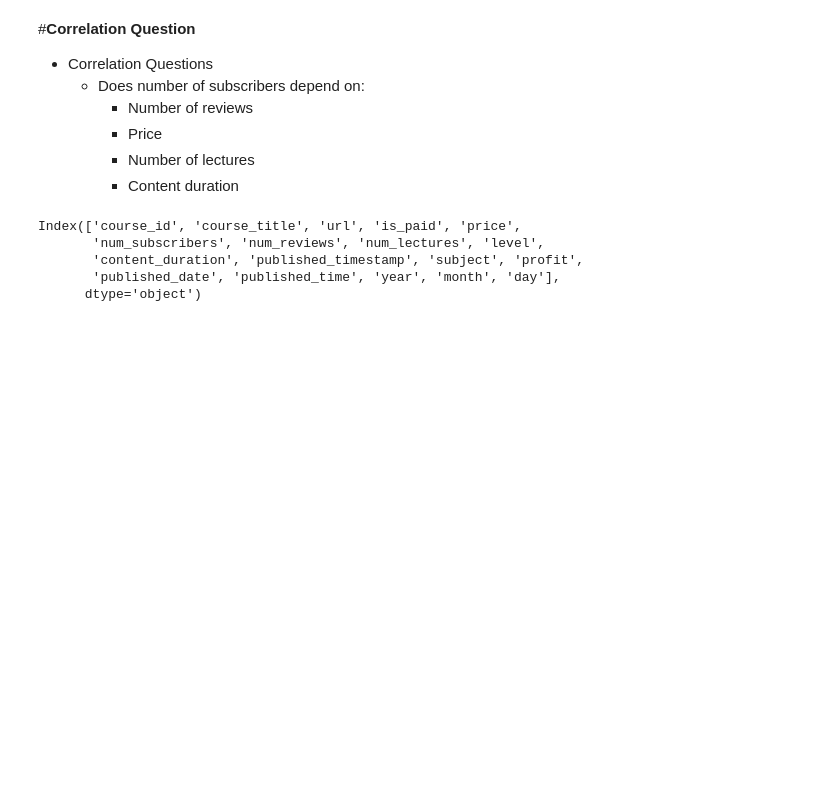
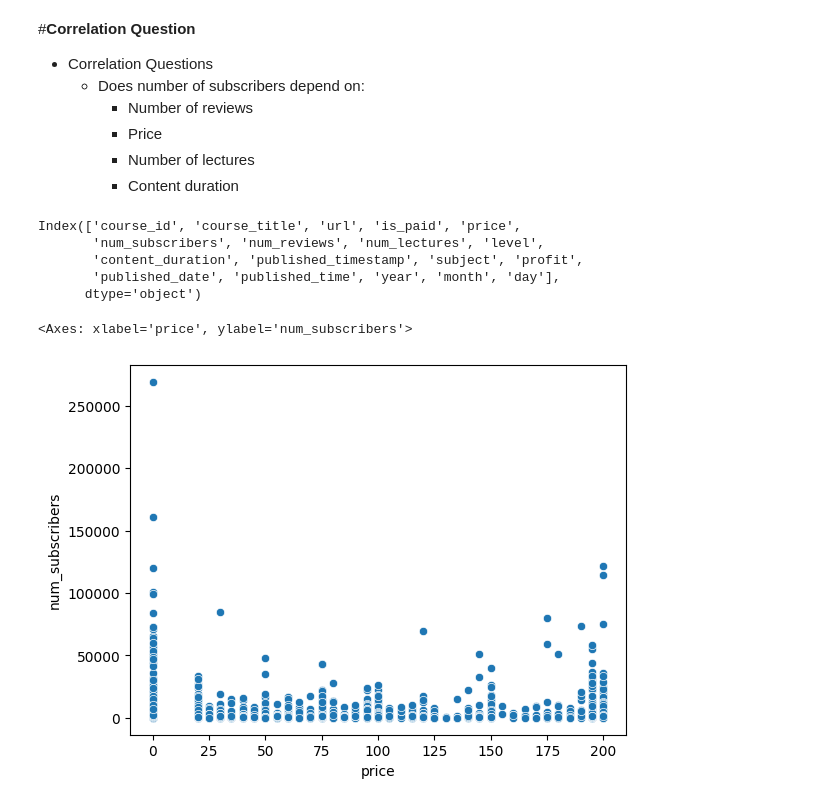
Before and after one commit to AAdewunmi/Online-Course-Recommendation-App-Project, a Jupyter notebook: EDA_On_UdemyDataset.ipynb, the cells around one changed output. Drawn from its saved outputs; the diff is of its cells as text; code cells hidden in the pictures; blank space fills up the shorter version.

Commit message:
Scatterplot of price vs. number of subscribers

```diff
--- a/EDA_On_UdemyDataset.ipynb
+++ b/EDA_On_UdemyDataset.ipynb
@@ -481,3 +481,10 @@ Index(['course_id', 'course_title', 'url', 'is_paid', 'price',
        'content_duration', 'published_timestamp', 'subject', 'profit',
        'published_date', 'published_time', 'year', 'month', 'day'],
       dtype='object')
+# %%
+# Scatterplot of price vs. number of subscribers
+
+sn.scatterplot(data=df,x='price',y='num_subscribers')
+# %% [output]
+<Axes: xlabel='price', ylabel='num_subscribers'>
+[figure, added]
```
